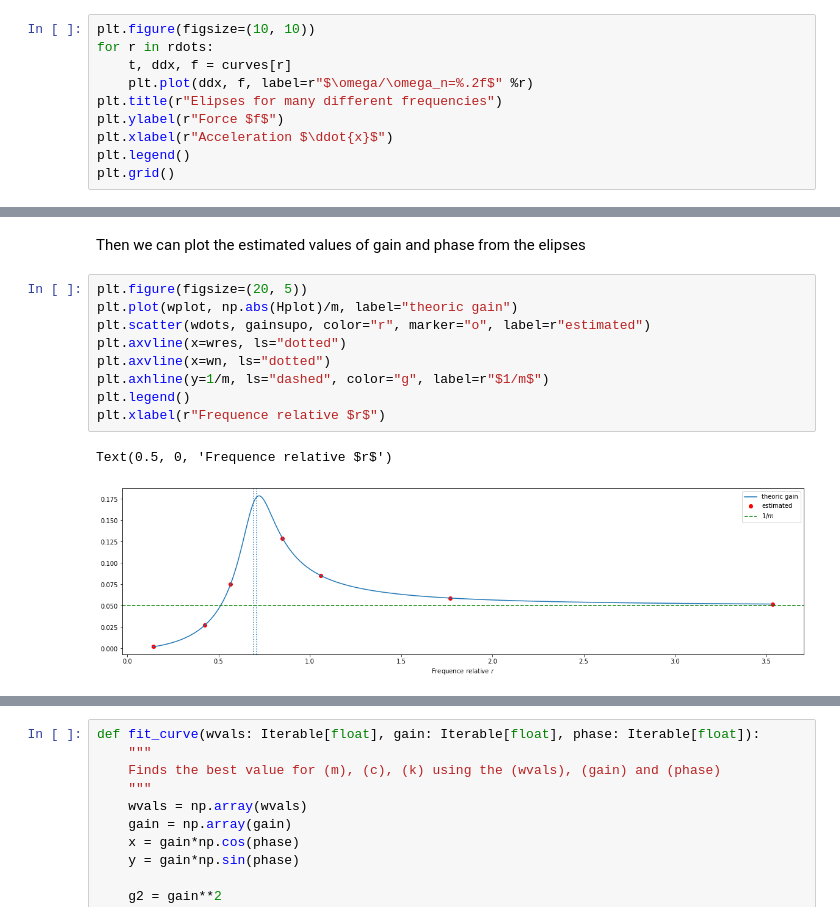
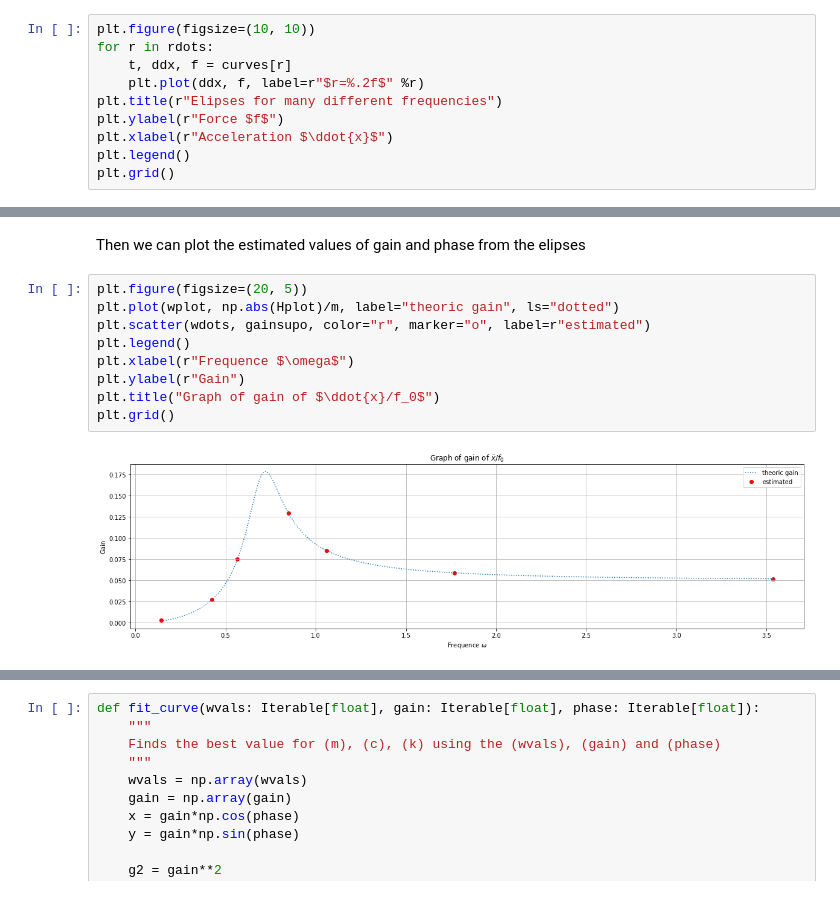
Before and after one commit to carlos-adir/UnB-Courses, a Jupyter notebook: vibracoes/estimate-harmonic-force.ipynb, the cells around one changed output, grey strips where cells are left out. Cells and saved outputs as stored; diff of their text form.

```diff
--- a/vibracoes/estimate-harmonic-force.ipynb
+++ b/vibracoes/estimate-harmonic-force.ipynb
@@ -326,7 +353,7 @@ And if we plot both curves in the same graph we get some elipses
 plt.figure(figsize=(10, 10))
 for r in rdots:
     t, ddx, f = curves[r]
-    plt.plot(ddx, f, label=r"$\omega/\omega_n=%.2f$" %r)
+    plt.plot(ddx, f, label=r"$r=%.2f$" %r)
 plt.title(r"Elipses for many different frequencies")
 plt.ylabel(r"Force $f$")
 plt.xlabel(r"Acceleration $\ddot{x}$")
@@ -451,13 +483,12 @@ phisupo = np.arccos((xref-amed)/aamp)  # Supposed phase
 Then we can plot the estimated values of gain and phase from the elipses
 # %%
 plt.figure(figsize=(20, 5))
-plt.plot(wplot, np.abs(Hplot)/m, label="theoric gain")
+plt.plot(wplot, np.abs(Hplot)/m, label="theoric gain", ls="dotted")
 plt.scatter(wdots, gainsupo, color="r", marker="o", label=r"estimated")
-plt.axvline(x=wres, ls="dotted")
-plt.axvline(x=wn, ls="dotted")
-plt.axhline(y=1/m, ls="dashed", color="g", label=r"$1/m$")
 plt.legend()
-plt.xlabel(r"Frequence relative $r$")
+plt.xlabel(r"Frequence $\omega$")
+plt.ylabel(r"Gain")
+plt.title("Graph of gain of $\ddot{x}/f_0$")
+plt.grid()
 # %% [output]
-Text(0.5, 0, 'Frequence relative $r$')
-[figure, old version]
+[figure, new version]
```
Also changed, not shown: parts of 34 cells of this notebook.
